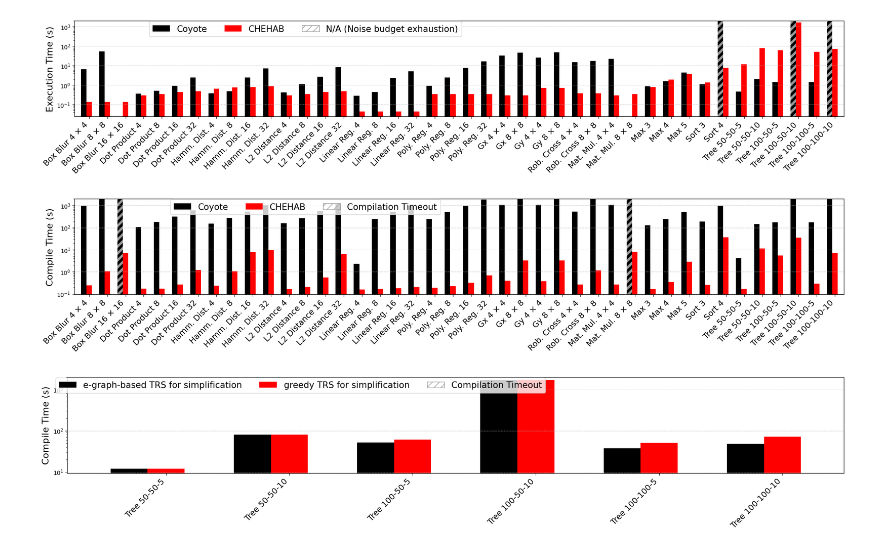
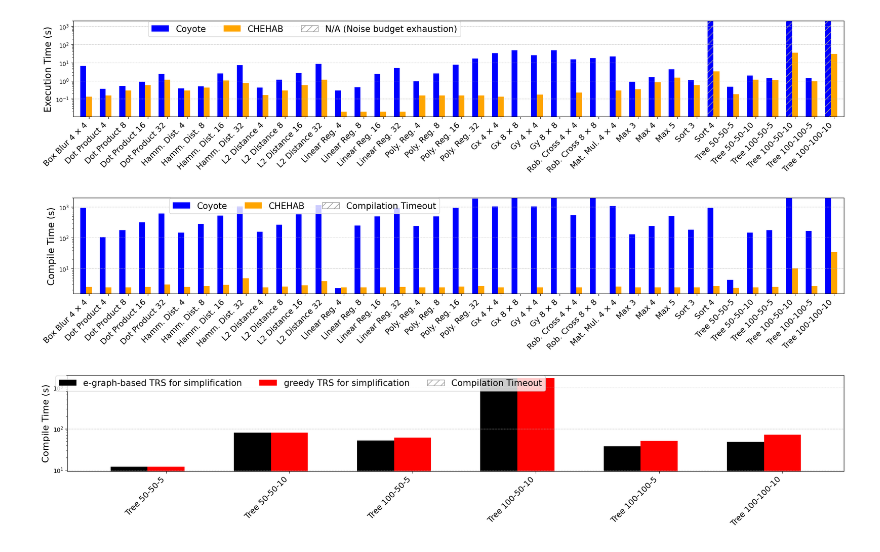
Before and after one commit to Modern-Compilers-Lab/CHEHAB, a Jupyter notebook: generate_statistics_graphs/generate_graphs.ipynb, the cells around one changed output. Cells and saved outputs as stored; diff of their text form; code cells hidden in the pictures.

```diff
--- a/generate_statistics_graphs/generate_graphs.ipynb
+++ b/generate_statistics_graphs/generate_graphs.ipynb
@@ -3,14 +3,12 @@ import numpy as np
 import matplotlib.pyplot as plt
 import csv
 # %%
-scalar_code_results_file = "scalar_code_results.csv"
 coyote_results_file = "coyote_results.csv"
-egraph_greedy_trs_combined_results_file = "egraph_greedy_trs_combined_results.csv"
-rewrite_rules_combined_results_file = "with_rewrite_rules_combined.csv"
-egraph_simplification_results_file = "egraph_simplification_results.csv"
+egraph_greedy_trs_combined_results_file = "../results_RL.csv"
+
 
 # generate graph to display compile times of chehab and coyote and take into account timeout :
-benchmarks = ["Box Blur 4 × 4", "Box Blur 8 × 8","Box Blur 16 × 16",
+benchmarks = ["Box Blur 4 × 4",
      "Dot Product 4", "Dot Product 8", "Dot Product 16", "Dot Product 32",
      "Hamm. Dist. 4", "Hamm. Dist. 8", "Hamm. Dist. 16", "Hamm. Dist. 32",
      "L2 Distance 4", "L2 Distance 8", "L2 Distance 16", "L2 Distance 32",
@@ -19,7 +17,7 @@ benchmarks = ["Box Blur 4 × 4", "Box Blur 8 × 8","Box Blur 16 × 16",
      "Gx 4 × 4", "Gx 8 × 8",
      "Gy 4 × 4", "Gy 8 × 8",
      "Rob. Cross 4 × 4", "Rob. Cross 8 × 8",
-     "Mat. Mul. 4 × 4", "Mat. Mul. 8 × 8",
+     "Mat. Mul. 4 × 4",
      "Max 3","Max 4","Max 5",
      "Sort 3","Sort 4",
      "Tree 50-50-5", "Tree 50-50-10", "Tree 100-50-5", "Tree 100-50-10", "Tree 100-100-5", "Tree 100-100-10"
@@ -209,10 +207,10 @@ labels = [
     "CHEHAB"
 ]
 
-colors = ['black', 'red']
+colors = ['Blue', 'Orange']
 plot_histogram(benchmarks, times, labels, colors)
 # %% [output]
-[figure, old version]
+[figure, new version]
 # %%
 
 def plot_histogram(benchmarks, times, labels, colors, timeout_value=7200):
@@ -303,35 +301,35 @@ for benchmark in benchmarks :
           Chehab_compile_times.append(0)## means benchmark results are lacking
      #####################################################
      found = False
      for row in Coyote_rows :
           if row[0] ==  Coyote_benchmarks_map[benchmark] :
                if len(row) > 1 :
                     try :
                          comp_time = float(row[8])
                     except :
                          comp_time = float('inf')
 
                     Coyote_compile_times.append(comp_time)
                else :
                     Coyote_compile_times.append(float('inf'))
                found= True
                break
      if not found :
           Coyote_compile_times.append(0)
 
 times = {
     "Coyote": np.array(Coyote_compile_times) , # execution time for Coyote
     "CHEHAB": np.array(Chehab_compile_times)  # execution time for CHEHAB
 }
 labels = [
     "Coyote",
     "CHEHAB"
 ]
 
-colors = ['black', 'red']
+colors = ['Blue', 'Orange']
 plot_histogram(benchmarks, times, labels, colors)
 # %% [output]
-[figure, old version]
+[figure, new version]
 # %%
 
 def plot_histogram(benchmarks, times, labels, colors, timeout_value=7200):
```
Also changed, not shown: parts of 2 cells of this notebook, 17 other files.
